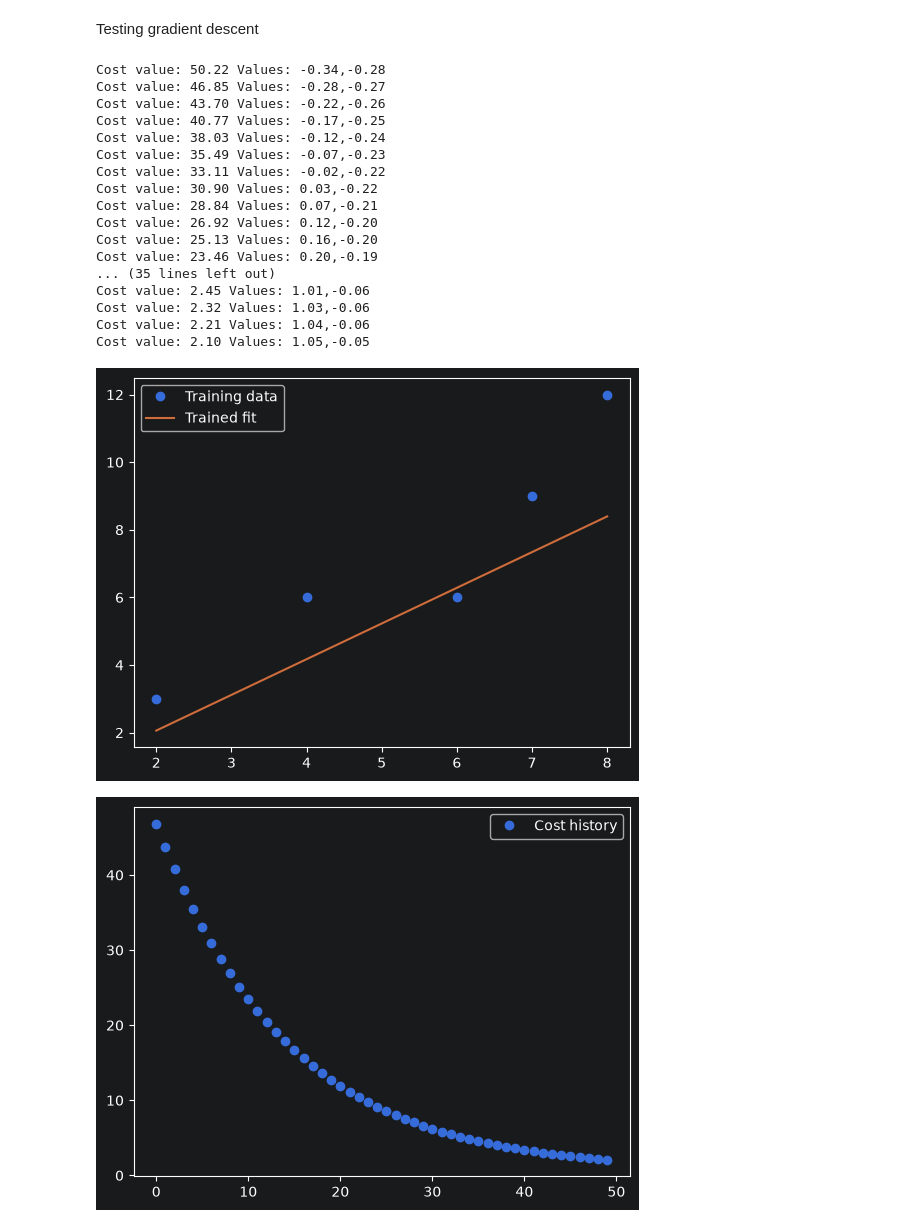
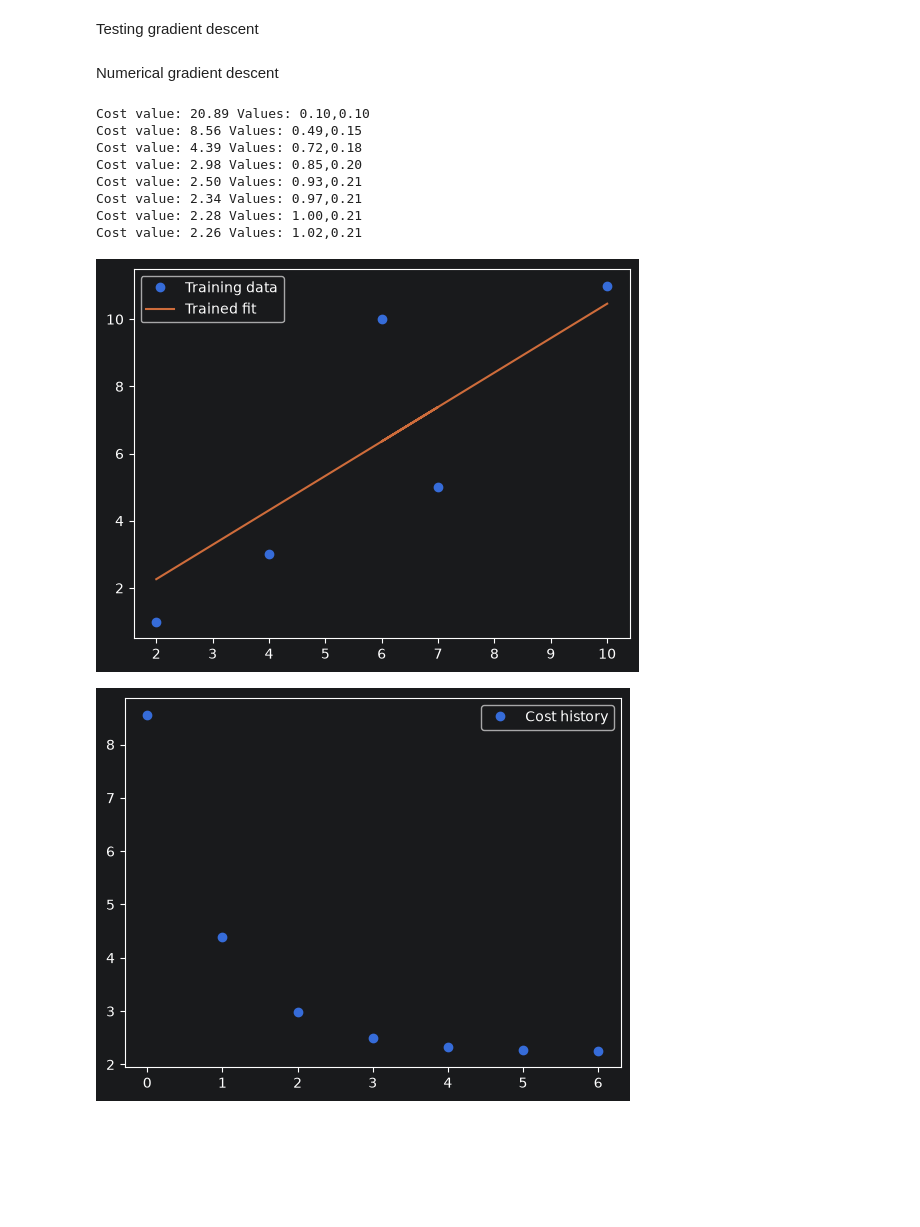
Before and after one commit to S-M-production/Reinforcement-Learning-Basics, a Jupyter notebook: notebooks/models/linear_regression.ipynb, the cells around one changed output. Drawn from its saved outputs; the diff is of its cells as text; code cells hidden in the pictures; blank space fills up the shorter version.

```diff
--- a/notebooks/models/linear_regression.ipynb
+++ b/notebooks/models/linear_regression.ipynb
@@ -94,6 +94,8 @@ def brute_force_linear_regression(x_input, iterations=100):
     return w,b
 # %% [markdown]
 Testing gradient descent
+# %% [markdown]
+Numerical gradient descent
 # %%
 def calc_cost(w,b,x,y):
     return cost_function(x*w+b,y)
@@ -101,55 +103,49 @@ def calc_cost(w,b,x,y):
 #w = 2-a*delta(J(w,b))/delta(w)
 #b = 2-a*delta(J(w,b))/delta(b)
 
-w,b = np.random.uniform(-1,1,size=(2))
+# w,b = np.random.uniform(-1,1,size=(2))
+w,b = 0.1,0.1
 cost = calc_cost(w,b,x_input,y_output)
 print(f"Cost value: {cost:.2f} Values: {w:.2f},{b:.2f}")
 
 cost_history = []
-learning_rate = 0.001
-delta = 0.001
+learning_rate = 0.01
+delta = 0.0001
 
-cut_off = 0.1
+cut_off = 0.01
 
-while(True):
+max_iterations = 10000
+
+for _ in range(max_iterations):
     new_w = w - learning_rate * (calc_cost(w+delta,b,x_input,y_output)-cost)/delta
     new_b = b - learning_rate * (calc_cost(w,b+delta,x_input,y_output)-cost)/delta
     w,b = new_w,new_b
 
     y_hat = x_input*w + b
     new_cost = cost_function(y_hat, y_output)
     if (abs(new_cost-cost) < cut_off):
         break
     cost = new_cost
     cost_history.append(cost)
     print(f"Cost value: {cost:.2f} Values: {w:.2f},{b:.2f}")
 
 
 plt.plot(x_input, y_output, 'o', label="Training data")
 plt.plot(x_input, x_input*w + b ,label="Trained fit")
 plt.legend()
 plt.show()
 
 plt.plot(cost_history,'o', label="Cost history")
 plt.legend()
 plt.show()
 # %% [output]
-Cost value: 50.22 Values: -0.34,-0.28
-Cost value: 46.85 Values: -0.28,-0.27
-Cost value: 43.70 Values: -0.22,-0.26
-Cost value: 40.77 Values: -0.17,-0.25
-Cost value: 38.03 Values: -0.12,-0.24
-Cost value: 35.49 Values: -0.07,-0.23
-Cost value: 33.11 Values: -0.02,-0.22
-Cost value: 30.90 Values: 0.03,-0.22
-Cost value: 28.84 Values: 0.07,-0.21
-Cost value: 26.92 Values: 0.12,-0.20
-Cost value: 25.13 Values: 0.16,-0.20
-Cost value: 23.46 Values: 0.20,-0.19
-... (35 lines left out)
-Cost value: 2.45 Values: 1.01,-0.06
-Cost value: 2.32 Values: 1.03,-0.06
-Cost value: 2.21 Values: 1.04,-0.06
-Cost value: 2.10 Values: 1.05,-0.05
+Cost value: 20.89 Values: 0.10,0.10
+Cost value: 8.56 Values: 0.49,0.15
+Cost value: 4.39 Values: 0.72,0.18
+Cost value: 2.98 Values: 0.85,0.20
+Cost value: 2.50 Values: 0.93,0.21
+Cost value: 2.34 Values: 0.97,0.21
+Cost value: 2.28 Values: 1.00,0.21
+Cost value: 2.26 Values: 1.02,0.21
-[figure, old version]
+[figure, new version]
-[figure, old version]
+[figure, new version]
```
Also changed, not shown: parts of 5 cells of this notebook.
